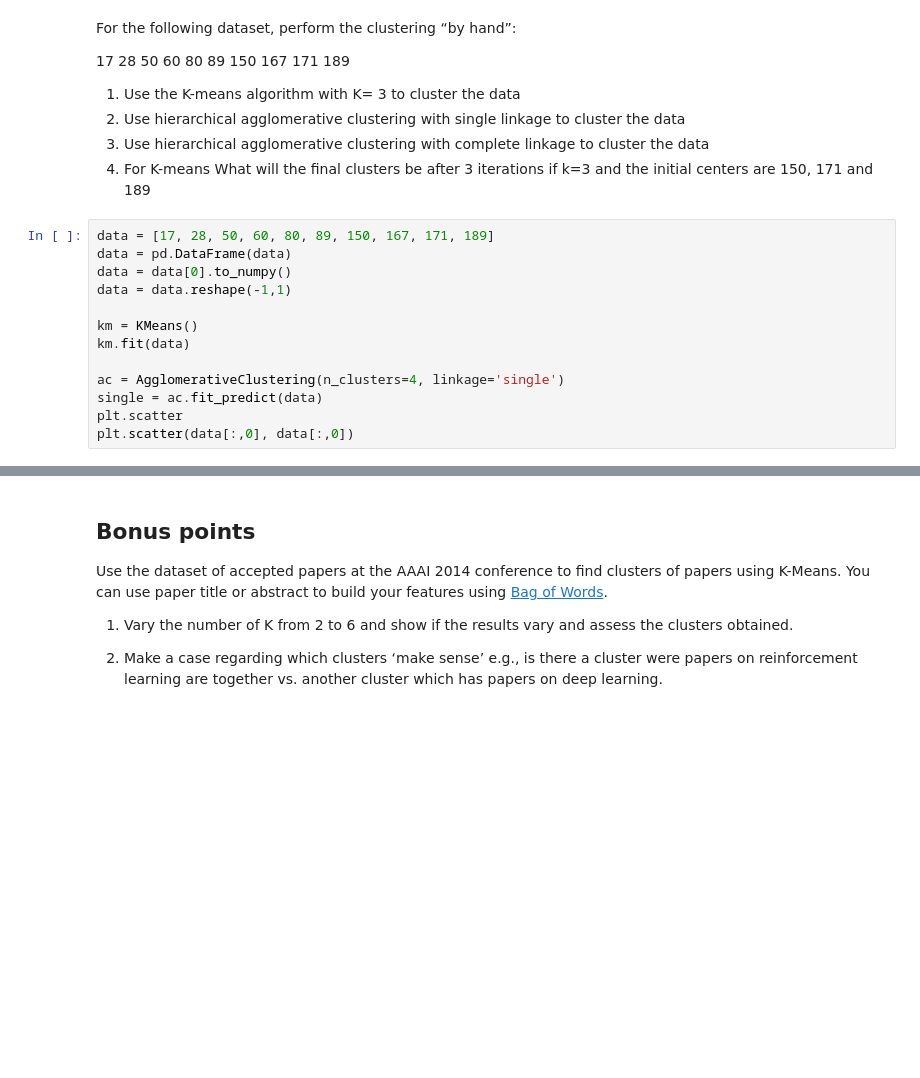
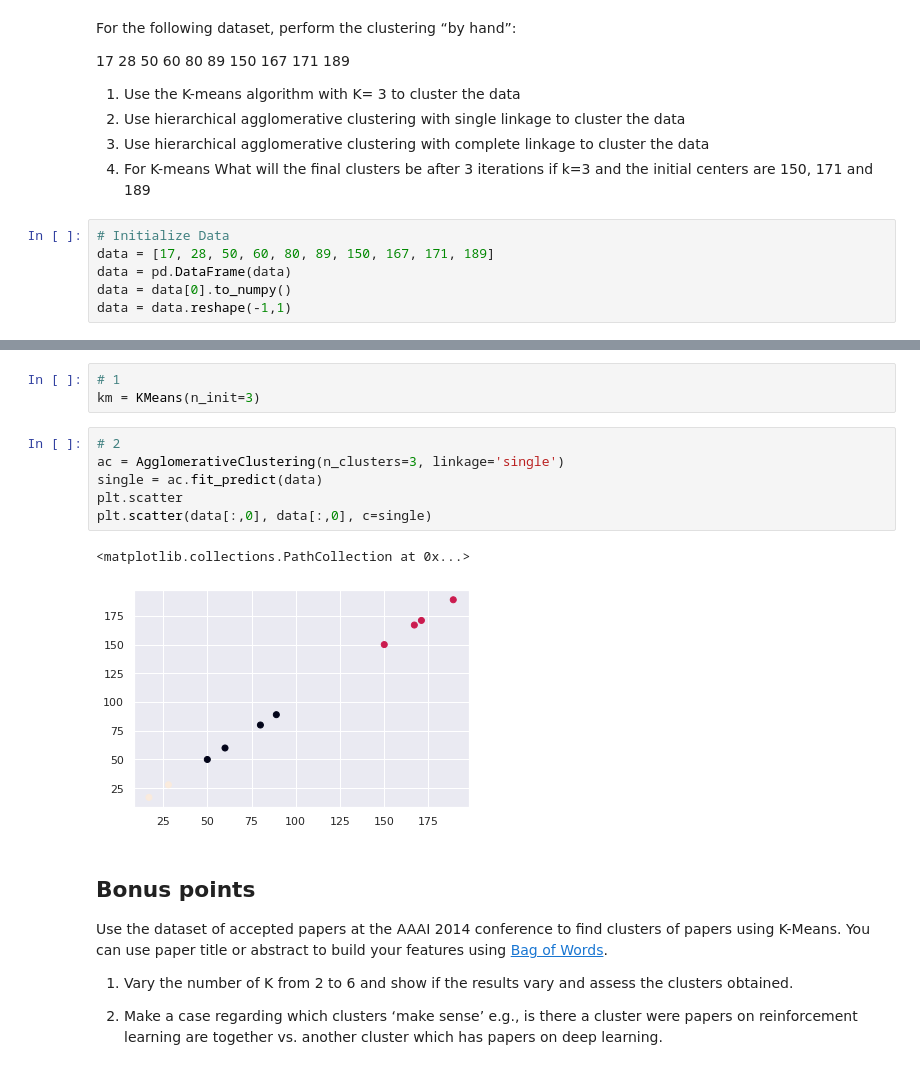
Before and after one commit to AnoVando/MSIS, a Jupyter notebook: MSIS522_Assignment3.ipynb, the cells around one changed output, grey strips where cells are left out. Cells and saved outputs as stored; diff of their text form; blank space fills up the shorter version.

```diff
--- a/MSIS522_Assignment3.ipynb
+++ b/MSIS522_Assignment3.ipynb
@@ -131,15 +131,8 @@ For the following dataset, perform the clustering “by hand”:
 3. 	Use hierarchical agglomerative clustering with complete linkage to cluster the data
 4. 	For K-means What will the final clusters be after 3 iterations if k=3 and the initial centers are 150, 171 and 189
 # %%
+# Initialize Data
 data = [17, 28, 50, 60, 80, 89, 150, 167, 171, 189]
 data = pd.DataFrame(data)
 data = data[0].to_numpy()
 data = data.reshape(-1,1)
-
-km = KMeans()
-km.fit(data)
-
-ac = AgglomerativeClustering(n_clusters=4, linkage='single')
-single = ac.fit_predict(data)
-plt.scatter
-plt.scatter(data[:,0], data[:,0])
@@ -152,3 +139,15 @@ array([ 17,  28,  50,  60,  80,  89, 150, 167, 171, 189])
+# %%
+# 1
+km = KMeans(n_init=3)
+# %%
+# 2
+ac = AgglomerativeClustering(n_clusters=3, linkage='single')
+single = ac.fit_predict(data)
+plt.scatter
+plt.scatter(data[:,0], data[:,0], c=single)
+# %% [output]
+<matplotlib.collections.PathCollection at 0x...>
+[figure, added]
 # %% [markdown]
 ## Bonus points
 Use the dataset of accepted papers at the AAAI 2014 conference to find clusters of papers using K-Means. You can use paper title or abstract to build your features using [Bag of Words](https://en.wikipedia.org/wiki/Bag-of-words_model).
```
Also changed, not shown: parts of 2 cells of this notebook.
